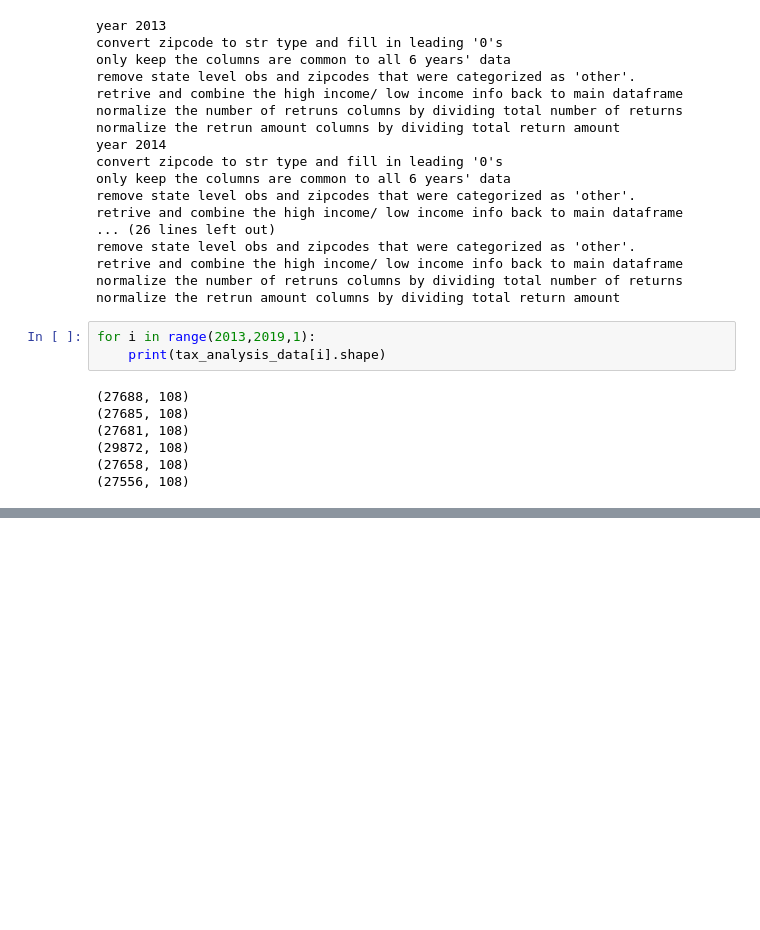
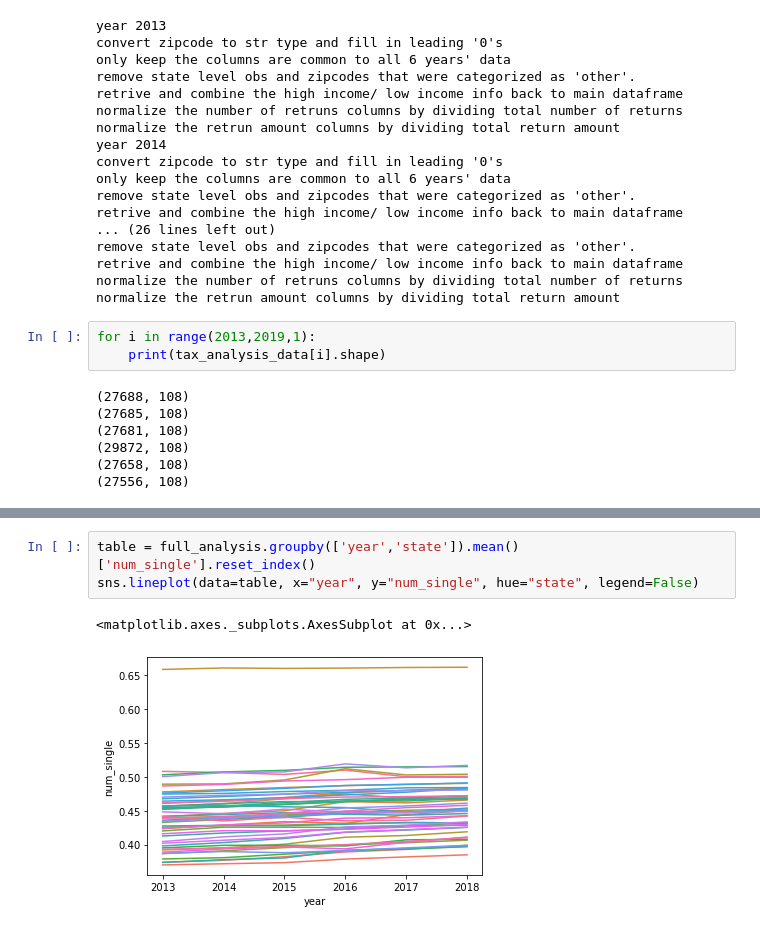
Before and after one commit to valgarland/zri_ml_capstone, a Jupyter notebook: Working/cleaning_IRS.ipynb, the cells around one changed output, grey strips where cells are left out. Saved outputs shown, nothing was run; the diff lists cells and outputs as text; blank space fills up the shorter version.

```diff
--- a/Working/cleaning_IRS.ipynb
+++ b/Working/cleaning_IRS.ipynb
@@ -306,0 +314,6 @@ sample.head()
+# %%
+table = full_analysis.groupby(['year','state']).mean()['num_single'].reset_index()
+sns.lineplot(data=table, x="year", y="num_single", hue="state", legend=False)
+# %% [output]
+<matplotlib.axes._subplots.AxesSubplot at 0x...>
+[figure, added]
```
Also changed, not shown: parts of 27 cells of this notebook.
